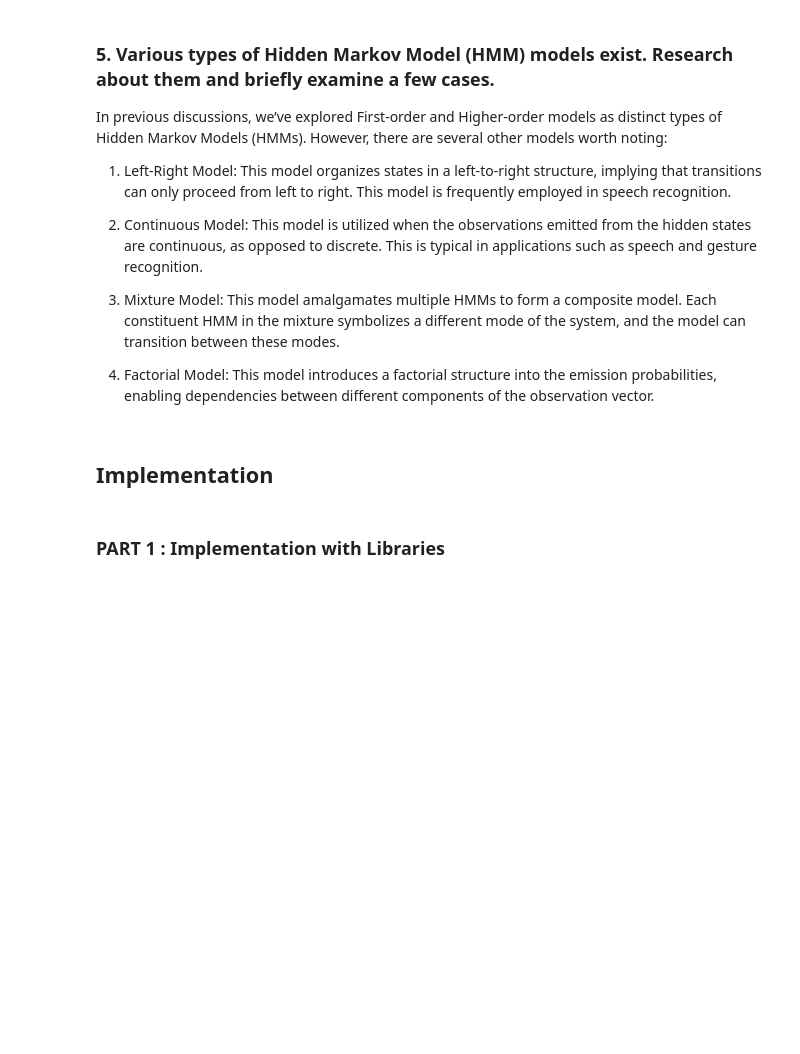
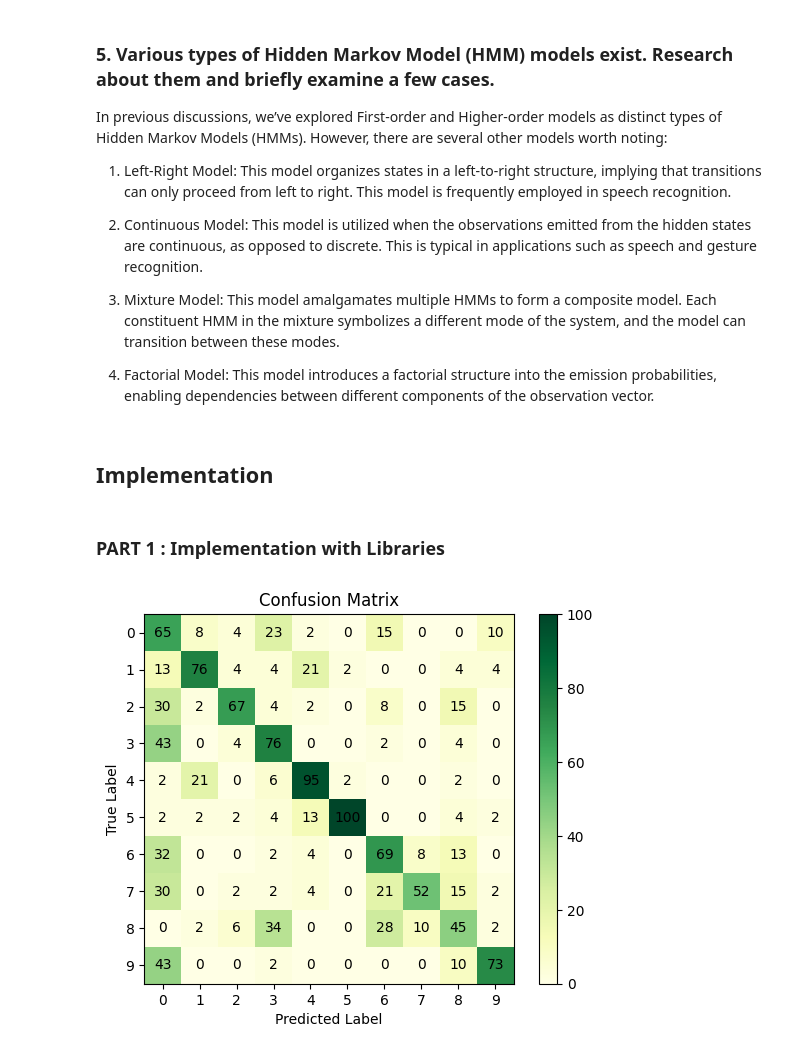
Before and after one commit to AryanBastani/AI-Course-Projects, a Jupyter notebook: Hidden Markov Models/AI_CA2.ipynb, the cells around one changed output. Drawn from its saved outputs; the diff is of its cells as text; code cells hidden in the pictures; blank space fills up the shorter version.

```diff
--- a/Hidden Markov Models/AI_CA2.ipynb
+++ b/Hidden Markov Models/AI_CA2.ipynb
@@ -279,0 +317,16 @@ In previous discussions, we’ve explored First-order and Higher-order models as
+# %%
+xTestData, yTestData, dsTrain = generateData(allMfccCoefs, allNums, numbers)
+models = generateModels(numbers, dsTrain)
+predictions = generatePredicts(xTestData, models)
+confMatrix = sk_metrics.confusion_matrix(yTestData, np.array(predictions))
+max = 0
+for i in range(len(numbers)):
+    for j in range(len(numbers)):
+            if(confMatrix[i][j] > max):
+                max = confMatrix[i][j]
+for i in range(len(numbers)):
+    for j in range(len(numbers)):
+        confMatrix[i][j] = int((confMatrix[i][j] * 100) / max)
+plot_conf_matrix(confMatrix, numbers)
+# %% [output]
+[figure, added]
```
Also changed, not shown: parts of 7 cells of this notebook.
